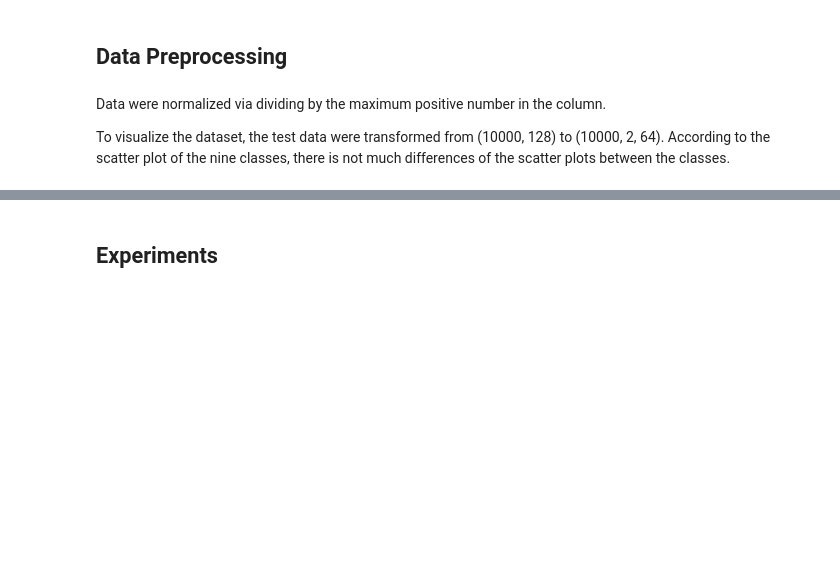
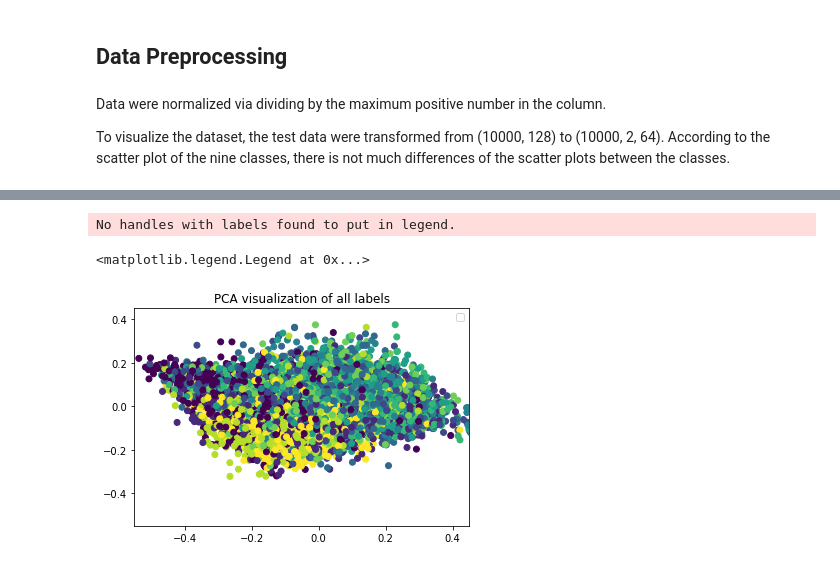
Before and after one commit to Wattsy2020/DeepLearningA1, a Jupyter notebook: Code.ipynb, the cells around one changed output, grey strips where cells are left out. Cells and saved outputs as stored; diff of their text form; code cells hidden in the pictures; blank space fills up the shorter version.

```diff
--- a/Code.ipynb
+++ b/Code.ipynb
@@ -404,2 +104,0 @@ Epoch 0950      Train Accuracy: 0.6045  Test Accuracy: 0.5054
-# %% [markdown]
-## Experiments
@@ -426,0 +105,46 @@ def training(model, epoches=20, batch_size=256):
+# %%
+# data normalization: [-1, 1]
+def normalization(dataset):
+    '''returns the normalized data'''
+    numer = dataset - dataset.min(axis = 0)
+    denom = dataset.max() - dataset.min()
+    return numer/denom
+
+# normalize the datasets
+norm_train_data = normalization(train_data).transpose()
+norm_test_data = normalization(test_data).transpose()
+
+# reframe labels as DataFrame and renaming
+train_label_df = pd.DataFrame(train_label).rename(columns={0: "class"})
+test_label_df = pd.DataFrame(test_label).rename(columns={0: "class"})
+
+# combining data and labels as DataFrame
+train_df = pd.concat([pd.DataFrame(norm_train_data), train_label_df.transpose()], axis=0).transpose()
+test_df = pd.concat([pd.DataFrame(norm_test_data), test_label_df.transpose()], axis=0).transpose()
+
+
+def pca_analysis(input_dat, num_components):
+    '''returns the principal component analysis given the input data according to the number of components'''
+    dat_mean = np.mean(input_dat, axis=0)
+    # calculate the covariance matrix
+    cov_matrix = np.cov(input_dat - dat_mean, rowvar=False)
+    # calculation and manipulation on the eigens
+    eigenvalues, eigenvectors = np.linalg.eig(cov_matrix)
+    eigenvectors = eigenvectors.transpose()
+    sorted_components = np.argsort(eigenvalues)[::-1]
+    # calculate the projection matrix
+    proj_matrix = eigenvectors[sorted_components[:num_components]]
+    return np.dot(input_dat - dat_mean, proj_matrix.transpose())
+# %%
+# Plot of the PCA of all classes
+pca = pca_analysis(test_df[test_df.columns[0:128]], 2)
+plt.figure()
+plt.scatter(pca[:, 0], pca[:, 1], c=test_df['class'])
+plt.xlim(-0.55, 0.45)
+plt.ylim(-0.55, 0.45)
+plt.title("PCA visualization of all labels")
+plt.legend()
+# %% [output]
+No handles with labels found to put in legend.
+<matplotlib.legend.Legend at 0x...>
+[figure, added]
```
Also changed, not shown: parts of 40 cells of this notebook.
